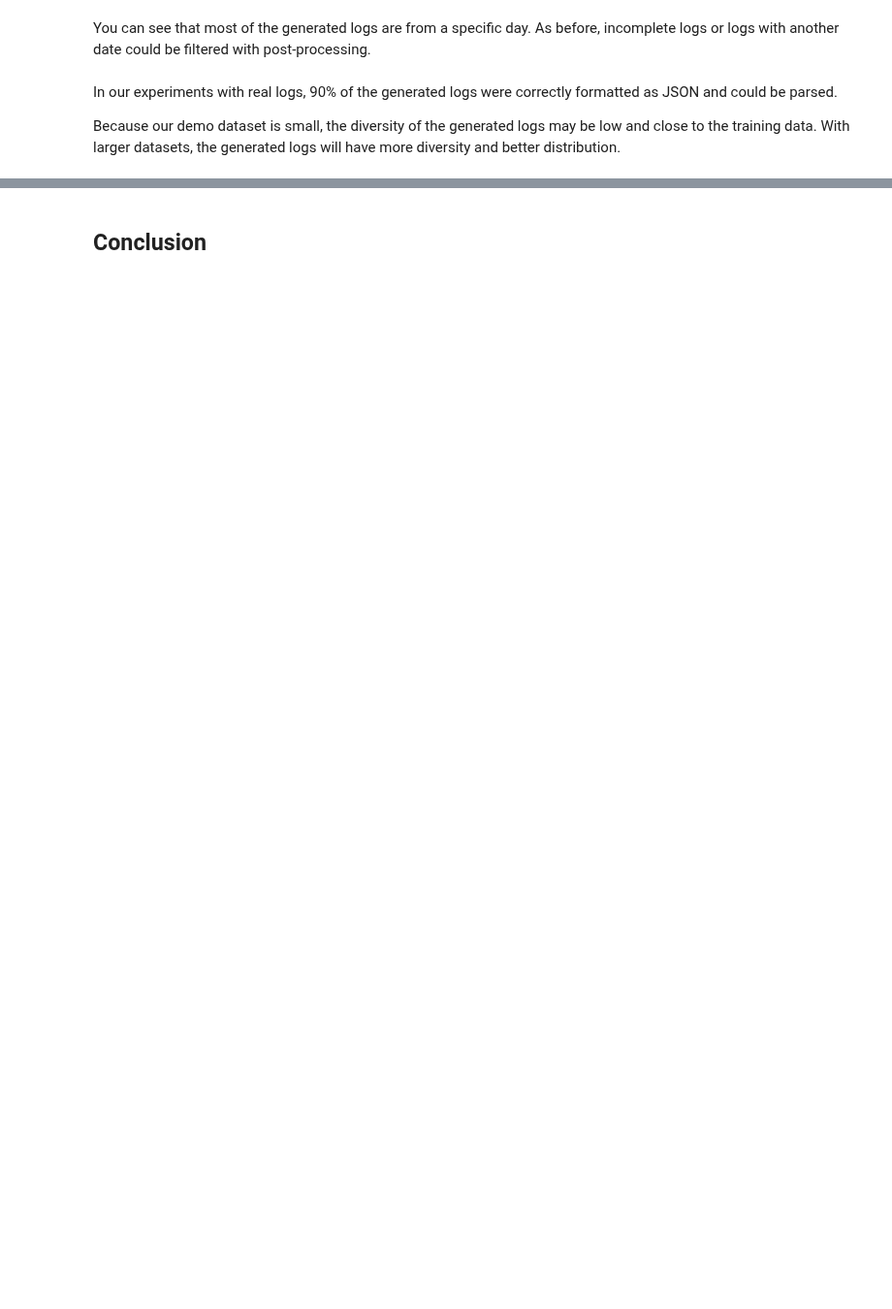
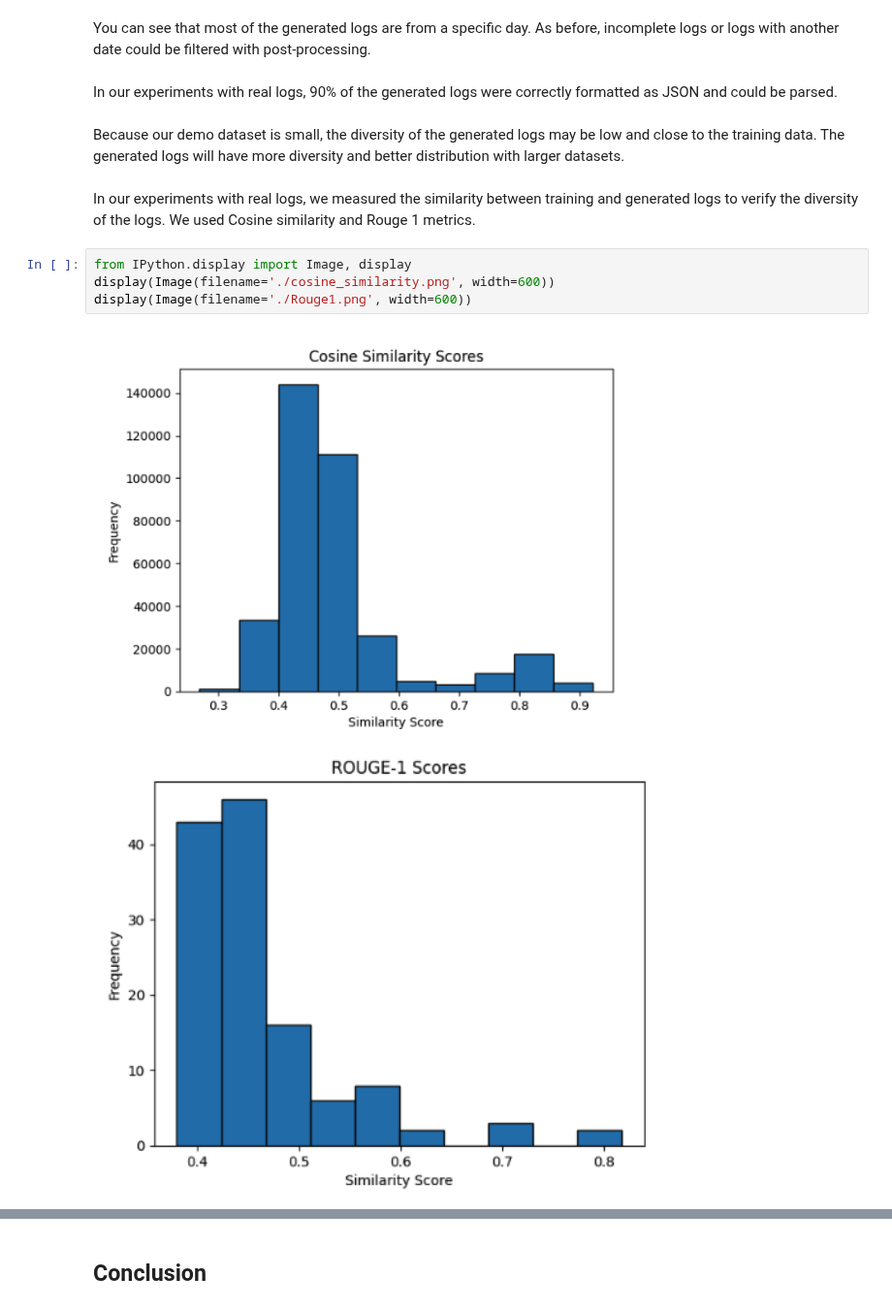
Before and after one commit to nv-morpheus/morpheus-experimental, a Jupyter notebook: cyber-foundation/training-inference/cyber-foundation.ipynb, the cells around one changed output, grey strips where cells are left out. Shown at 97% size. Drawn from its saved outputs; the diff is of its cells as text; blank space fills up the shorter version.

```diff
--- a/cyber-foundation/training-inference/cyber-foundation.ipynb
+++ b/cyber-foundation/training-inference/cyber-foundation.ipynb
@@ -140,7 +148,16 @@ number of parameters: 85.02M
 ---------------
 # %% [markdown]
 You can see that most of the generated logs are from a specific day. As before, incomplete logs or logs with another date could be filtered with post-processing.
+# %% [markdown]
+In our experiments with real logs, 90% of the generated logs were correctly formatted as JSON and could be parsed.
 # %% [markdown]
-In our experiments with real logs, 90% of the generated logs were correctly formatted as JSON and could be parsed.
-
-Because our demo dataset is small, the diversity of the generated logs may be low and close to the training data. With larger datasets, the generated logs will have more diversity and better distribution.
+Because our demo dataset is small, the diversity of the generated logs may be low and close to the training data. The generated logs will have more diversity and better distribution with larger datasets.
+# %% [markdown]
+In our experiments with real logs, we measured the similarity between training and generated logs to verify the diversity of the logs. We used Cosine similarity and Rouge 1 metrics.
+# %%
+from IPython.display import Image, display
+display(Image(filename='./cosine_similarity.png', width=600))
+display(Image(filename='./Rouge1.png', width=600))
+# %% [output]
+[figure, added]
+[figure, added]
```
Also changed, not shown: parts of 26 cells of this notebook, 13 other files.
